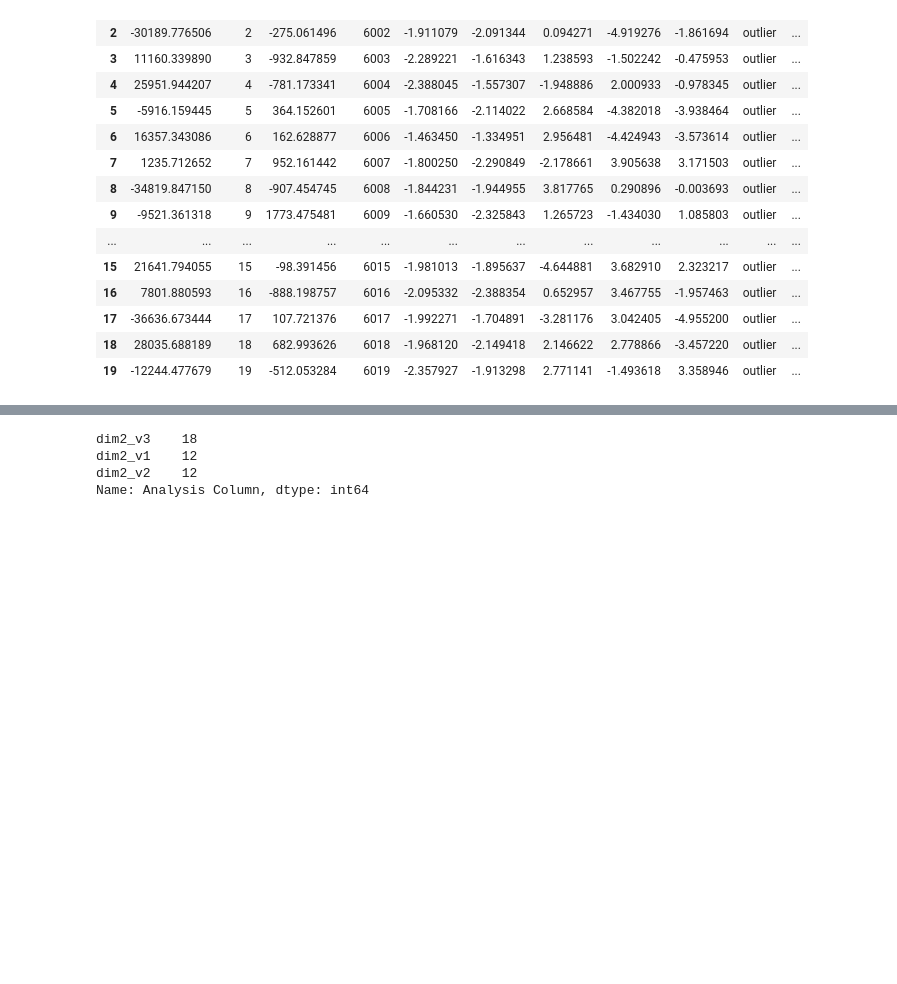
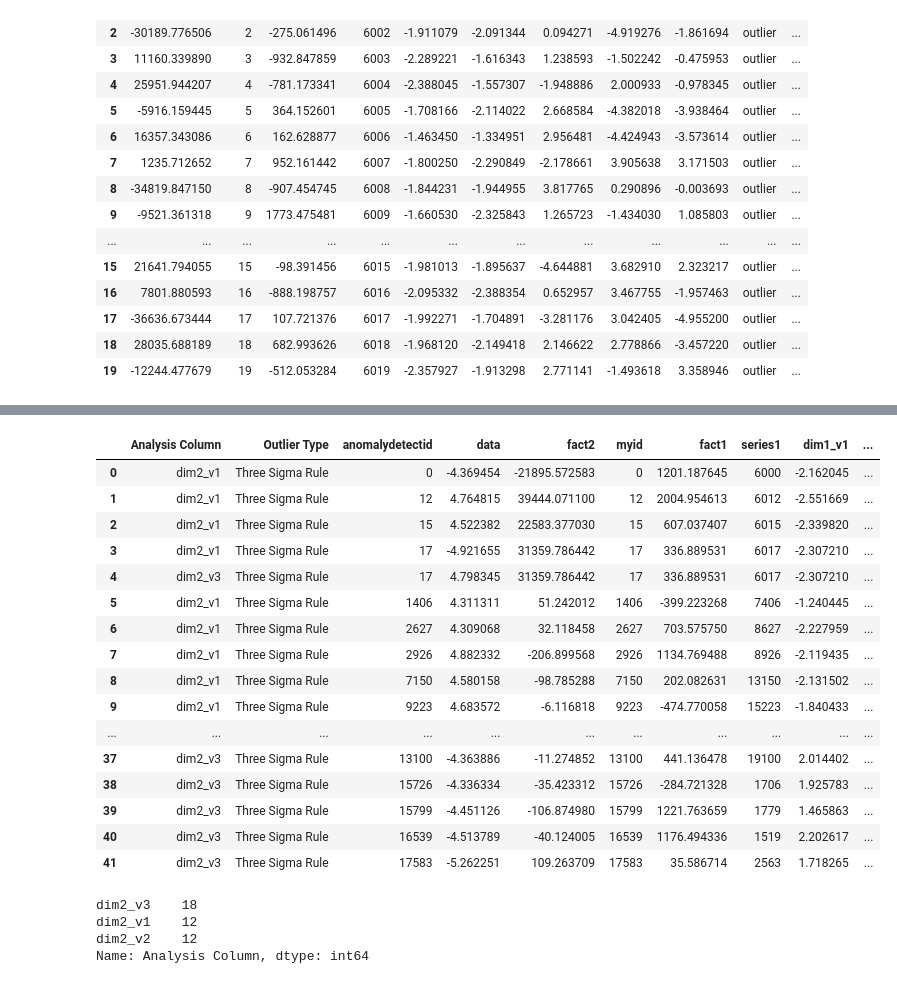
Before and after one commit to anomalydetect/anomalydetect, a Jupyter notebook: temp_UNSUPERVISED.ipynb, the cells around one changed output, grey strips where cells are left out. Saved outputs shown, nothing was run; the diff lists cells and outputs as text; code cells hidden in the pictures; blank space fills up the shorter version.

```diff
--- a/temp_UNSUPERVISED.ipynb
+++ b/temp_UNSUPERVISED.ipynb
@@ -1229,7 +1233,7 @@ def fx_box_plot (v_uk_id,v_list , v_title,v_filename ):
     fig.savefig(png_filename+'.png', dpi=1000)
 # %%
 def fx_scatter_plot (v_uk_id , v_id_series,v_column_series , v_title,v_filename ):
-    my_path = "data/" + v_uk_id + "/"
+    my_path = "db/data/" + v_uk_id + "/"
     fig, ax = plt.subplots()
     jpg_filename = my_path + v_filename+'.jpg'
     png_filename = my_path + v_filename
@@ -1237,7 +1241,7 @@ def fx_scatter_plot (v_uk_id , v_id_series,v_column_series , v_title,v_filename
     ax.set_title(v_title)
     fig.tight_layout()
     #fig.show()
-    fig.savefig(jpg_filename, dpi=1000)
+    #fig.savefig(jpg_filename, dpi=1000)
     fig.savefig(png_filename+'.png', dpi=1000)
 # %%
 def fx_dontuseunsuperviseddontuse(v_uk_id):
@@ -1282,13 +1286,14 @@ def fx_dontuseunsuperviseddontuse(v_uk_id):
 
     return df_outliers
 # %%
+import json
 def fx_unsupervised(v_uk_id):
     #v_uk_id= 123456
-    my_path = "data/" + v_uk_id + "/"
+    my_path = "db/data/" + v_uk_id + "/"
     v_input_json_file = my_path + "details.json"
     v_output_json_file = my_path + "result_desc.json"
     v_output_result_csv = my_path+"result_individual_columns.csv"
-    v_output_result_csv = my_path+"result.csv"
+    v_output_result_csv = my_path+"result123.csv"
     with open(v_input_json_file, encoding="utf-8") as data_file:
         input_json = json.load(data_file)
 
@@ -1385,3 +1418,24 @@ df1111
+# %%
+xxxxx = pd.merge(df1111, df, on='anomalydetectid')
+xxxxx
+# %% [output]
+|  | Analysis Column | Outlier Type | anomalydetectid | data | fact2 | myid | fact1 | series1 | dim1_v1 | ... |
+| 0 | dim2_v1 | Three Sigma Rule | 0 | -4.369454 | -21895.572583 | 0 | 1201.187645 | 6000 | -2.162045 | ... |
+| 1 | dim2_v1 | Three Sigma Rule | 12 | 4.764815 | 39444.071100 | 12 | 2004.954613 | 6012 | -2.551669 | ... |
+| 2 | dim2_v1 | Three Sigma Rule | 15 | 4.522382 | 22583.377030 | 15 | 607.037407 | 6015 | -2.339820 | ... |
+| 3 | dim2_v1 | Three Sigma Rule | 17 | -4.921655 | 31359.786442 | 17 | 336.889531 | 6017 | -2.307210 | ... |
+| 4 | dim2_v3 | Three Sigma Rule | 17 | 4.798345 | 31359.786442 | 17 | 336.889531 | 6017 | -2.307210 | ... |
+| 5 | dim2_v1 | Three Sigma Rule | 1406 | 4.311311 | 51.242012 | 1406 | -399.223268 | 7406 | -1.240445 | ... |
+| 6 | dim2_v1 | Three Sigma Rule | 2627 | 4.309068 | 32.118458 | 2627 | 703.575750 | 8627 | -2.227959 | ... |
+| 7 | dim2_v1 | Three Sigma Rule | 2926 | 4.882332 | -206.899568 | 2926 | 1134.769488 | 8926 | -2.119435 | ... |
+| 8 | dim2_v1 | Three Sigma Rule | 7150 | 4.580158 | -98.785288 | 7150 | 202.082631 | 13150 | -2.131502 | ... |
+| 9 | dim2_v1 | Three Sigma Rule | 9223 | 4.683572 | -6.116818 | 9223 | -474.770058 | 15223 | -1.840433 | ... |
+| ... | ... | ... | ... | ... | ... | ... | ... | ... | ... | ... |
+| 37 | dim2_v3 | Three Sigma Rule | 13100 | -4.363886 | -11.274852 | 13100 | 441.136478 | 19100 | 2.014402 | ... |
+| 38 | dim2_v3 | Three Sigma Rule | 15726 | -4.336334 | -35.423312 | 15726 | -284.721328 | 1706 | 1.925783 | ... |
+| 39 | dim2_v3 | Three Sigma Rule | 15799 | -4.451126 | -106.874980 | 15799 | 1221.763659 | 1779 | 1.465863 | ... |
+| 40 | dim2_v3 | Three Sigma Rule | 16539 | -4.513789 | -40.124005 | 16539 | 1176.494336 | 1519 | 2.202617 | ... |
+| 41 | dim2_v3 | Three Sigma Rule | 17583 | -5.262251 | 109.263709 | 17583 | 35.586714 | 2563 | 1.718265 | ... |
 # %%
 df1['Analysis Column'].value_counts()
 # %% [output]
```
Also changed, not shown: parts of 4 cells of this notebook, 4 other files.
